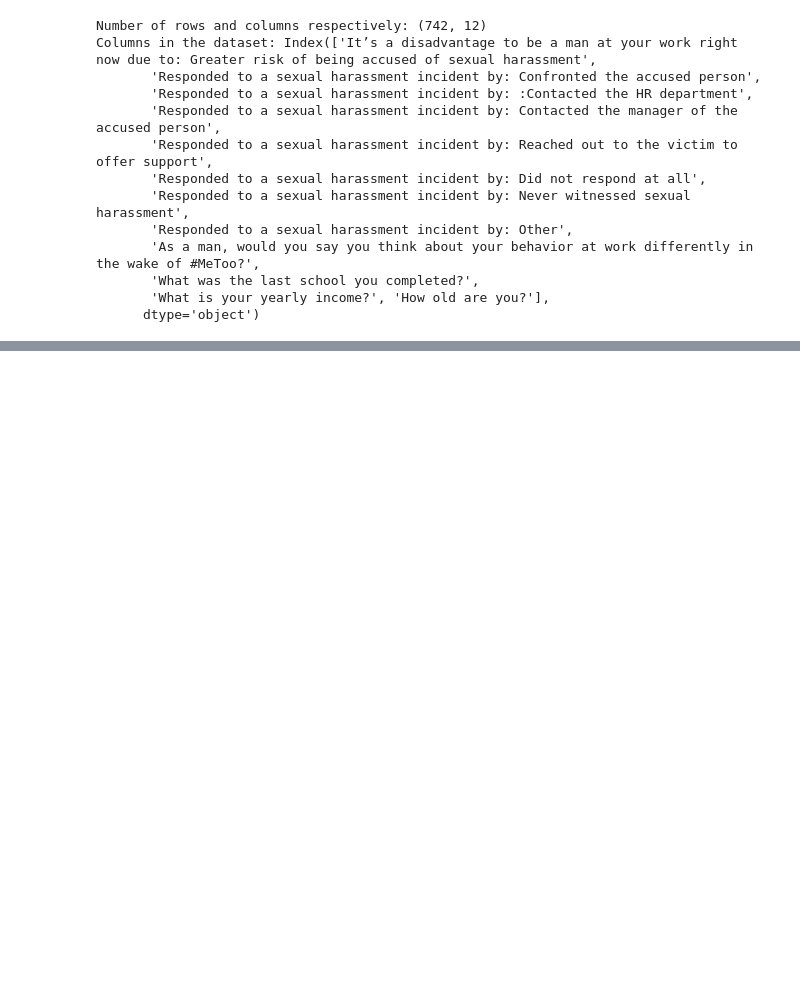
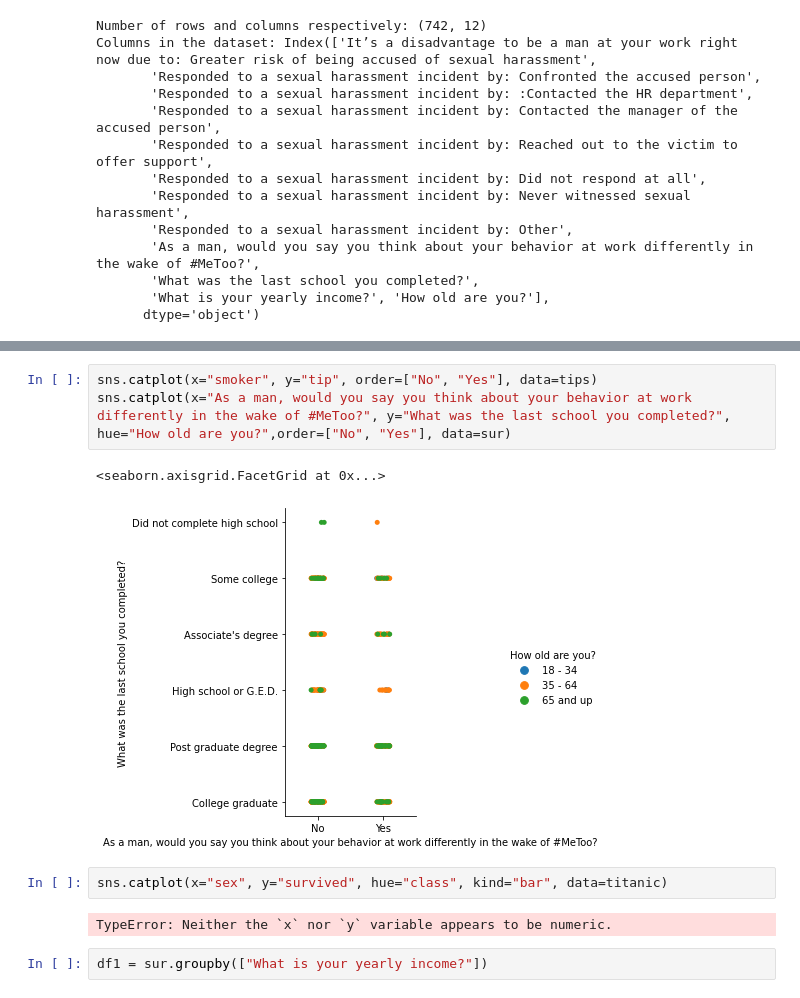
Before and after one commit to data301-2021-winter1/group20-project-, a Jupyter notebook: notebooks/analysis2.ipynb, the cells around one changed output, grey strips where cells are left out. Saved outputs shown, nothing was run; the diff lists cells and outputs as text; blank space fills up the shorter version.

```diff
--- a/notebooks/analysis2.ipynb
+++ b/notebooks/analysis2.ipynb
@@ -401,0 +419,12 @@ sur.describe(include='object').T
+# %%
+sns.catplot(x="smoker", y="tip", order=["No", "Yes"], data=tips)
+sns.catplot(x="As a man, would you say you think about your behavior at work differently in the wake of #MeToo?", y="What was the last school you completed?", hue="How old are you?",order=["No", "Yes"], data=sur)
+# %% [output]
+<seaborn.axisgrid.FacetGrid at 0x...>
+[figure, added]
+# %%
+sns.catplot(x="sex", y="survived", hue="class", kind="bar", data=titanic)
+# %% [output]
+TypeError: Neither the `x` nor `y` variable appears to be numeric.
+# %%
+df1 = sur.groupby(["What is your yearly income?"])
```
Also changed, not shown: parts of 7 cells of this notebook.
